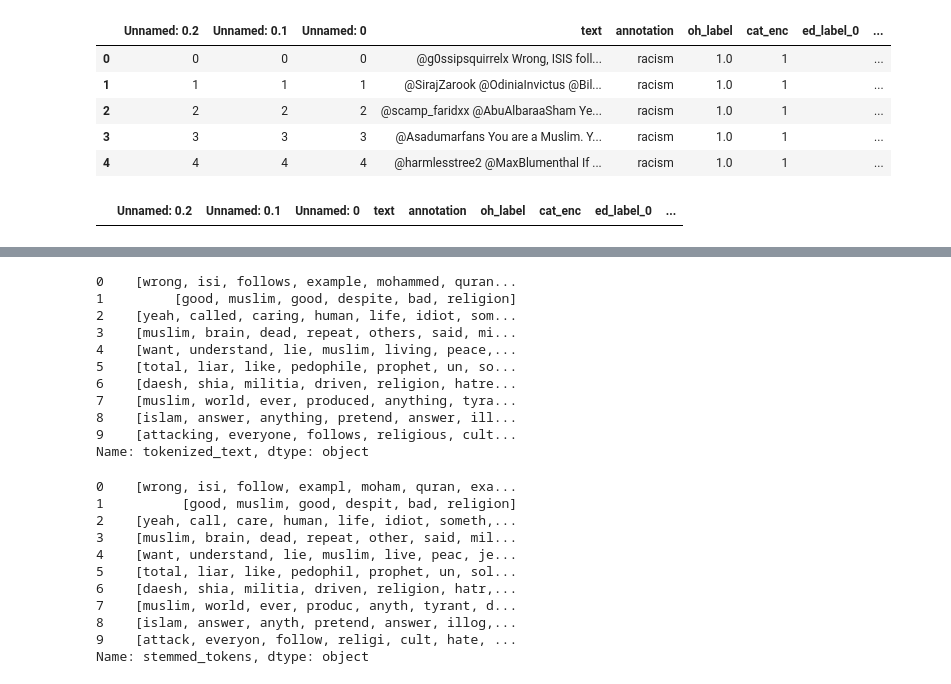
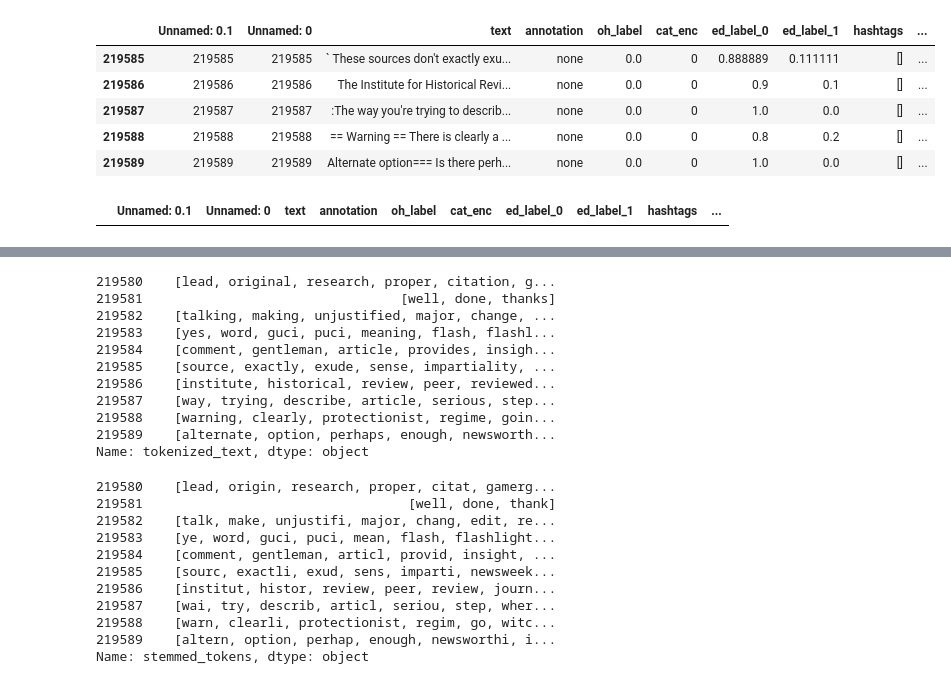
Before and after one commit to Dominikasc/NLP_cyberbully_finalProject, a Jupyter notebook: word_embedding.ipynb, the cells around one changed output, grey strips where cells are left out. Drawn from its saved outputs; the diff is of its cells as text; code cells hidden in the pictures.

```diff
--- a/word_embedding.ipynb
+++ b/word_embedding.ipynb
@@ -24,21 +24,22 @@ from sklearn.feature_extraction.text import TfidfVectorizer
 # %%
 # Importing twitter dataset
 
 twitter_df = pd.read_csv('data/twitter_all_data.csv',index_col=False)
 twitter_df=twitter_df.fillna("")
 
-twitter_df.head()
+twitter_df.tail()
 # %% [output]
-|  | Unnamed: 0.2 | Unnamed: 0.1 | Unnamed: 0 | text | annotation | oh_label | cat_enc | ed_label_0 | ... |
-| 0 | 0 | 0 | 0 | @g0ssipsquirrelx Wrong, ISIS foll... | racism | 1.0 | 1 |  | ... |
-| 1 | 1 | 1 | 1 | @SirajZarook @OdiniaInvictus @Bil... | racism | 1.0 | 1 |  | ... |
-| 2 | 2 | 2 | 2 | @scamp_faridxx @AbuAlbaraaSham Ye... | racism | 1.0 | 1 |  | ... |
-| 3 | 3 | 3 | 3 | @Asadumarfans You are a Muslim. Y... | racism | 1.0 | 1 |  | ... |
-| 4 | 4 | 4 | 4 | @harmlesstree2 @MaxBlumenthal If ... | racism | 1.0 | 1 |  | ... |
+|  | Unnamed: 0.1 | Unnamed: 0 | text | annotation | oh_label | cat_enc | ed_label_0 | ed_label_1 | hashtags | ... |
+| 219585 | 219585 | 219585 | ` These sources don't exactly exu... | none | 0.0 | 0 | 0.888889 | 0.111111 | [] | ... |
+| 219586 | 219586 | 219586 | The Institute for Historical Revi... | none | 0.0 | 0 | 0.9 | 0.1 | [] | ... |
+| 219587 | 219587 | 219587 | :The way you're trying to describ... | none | 0.0 | 0 | 1.0 | 0.0 | [] | ... |
+| 219588 | 219588 | 219588 | == Warning == There is clearly a ... | none | 0.0 | 0 | 0.8 | 0.2 | [] | ... |
+| 219589 | 219589 | 219589 | Alternate option=== Is there perh... | none | 0.0 | 0 | 1.0 | 0.0 | [] | ... |
-# %%
-twitter_df[twitter_df['oh_label']=='']
-# %% [output]
-|  | Unnamed: 0.2 | Unnamed: 0.1 | Unnamed: 0 | text | annotation | oh_label | cat_enc | ed_label_0 | ... |
+# %%
+# Check if all data is labelled
+twitter_df[twitter_df['oh_label']=='']
+# %% [output]
+|  | Unnamed: 0.1 | Unnamed: 0 | text | annotation | oh_label | cat_enc | ed_label_0 | ed_label_1 | hashtags | ... |
 # %%
 # Preparing the dataset
 
@@ -70,34 +70,34 @@ all_words[:10]
 # %%
 # Tokenize the text column to get the new column 'tokenized_text'
 twitter_df['tokenized_text'] = [simple_preprocess(line, deacc=True) for line in twitter_df['tokenized']]
-print(twitter_df['tokenized_text'].head(10))
+print(twitter_df['tokenized_text'].tail(10))
 
 porter_stemmer = PorterStemmer()
 # Get the stemmed_tokens
 twitter_df['stemmed_tokens'] = [[porter_stemmer.stem(word) for word in tokens] for tokens in twitter_df['tokenized_text'] ]
-twitter_df['stemmed_tokens'].head(10)
+twitter_df['stemmed_tokens'].tail(10)
 # %% [output]
-0    [wrong, isi, follows, example, mohammed, quran...
-1         [good, muslim, good, despite, bad, religion]
-2    [yeah, called, caring, human, life, idiot, som...
-3    [muslim, brain, dead, repeat, others, said, mi...
-4    [want, understand, lie, muslim, living, peace,...
-5    [total, liar, like, pedophile, prophet, un, so...
-6    [daesh, shia, militia, driven, religion, hatre...
-7    [muslim, world, ever, produced, anything, tyra...
-8    [islam, answer, anything, pretend, answer, ill...
-9    [attacking, everyone, follows, religious, cult...
+219580    [lead, original, research, proper, citation, g...
+219581                                 [well, done, thanks]
+219582    [talking, making, unjustified, major, change, ...
+219583    [yes, word, guci, puci, meaning, flash, flashl...
+219584    [comment, gentleman, article, provides, insigh...
+219585    [source, exactly, exude, sense, impartiality, ...
+219586    [institute, historical, review, peer, reviewed...
+219587    [way, trying, describe, article, serious, step...
+219588    [warning, clearly, protectionist, regime, goin...
+219589    [alternate, option, perhaps, enough, newsworth...
 Name: tokenized_text, dtype: object
-0    [wrong, isi, follow, exampl, moham, quran, exa...
-1          [good, muslim, good, despit, bad, religion]
-2    [yeah, call, care, human, life, idiot, someth,...
-3    [muslim, brain, dead, repeat, other, said, mil...
-4    [want, understand, lie, muslim, live, peac, je...
-5    [total, liar, like, pedophil, prophet, un, sol...
-6    [daesh, shia, militia, driven, religion, hatr,...
-7    [muslim, world, ever, produc, anyth, tyrant, d...
-8    [islam, answer, anyth, pretend, answer, illog,...
-9    [attack, everyon, follow, religi, cult, hate, ...
+219580    [lead, origin, research, proper, citat, gamerg...
+219581                                  [well, done, thank]
+219582    [talk, make, unjustifi, major, chang, edit, re...
+219583    [ye, word, guci, puci, mean, flash, flashlight...
+219584    [comment, gentleman, articl, provid, insight, ...
+219585    [sourc, exactli, exud, sens, imparti, newsweek...
+219586    [institut, histor, review, peer, review, journ...
+219587    [wai, try, describ, articl, seriou, step, wher...
+219588    [warn, clearli, protectionist, regim, go, witc...
+219589    [altern, option, perhap, enough, newsworthi, i...
 Name: stemmed_tokens, dtype: object
 # %%
 # Train and test set
```
Also changed, not shown: parts of 8 cells of this notebook.
